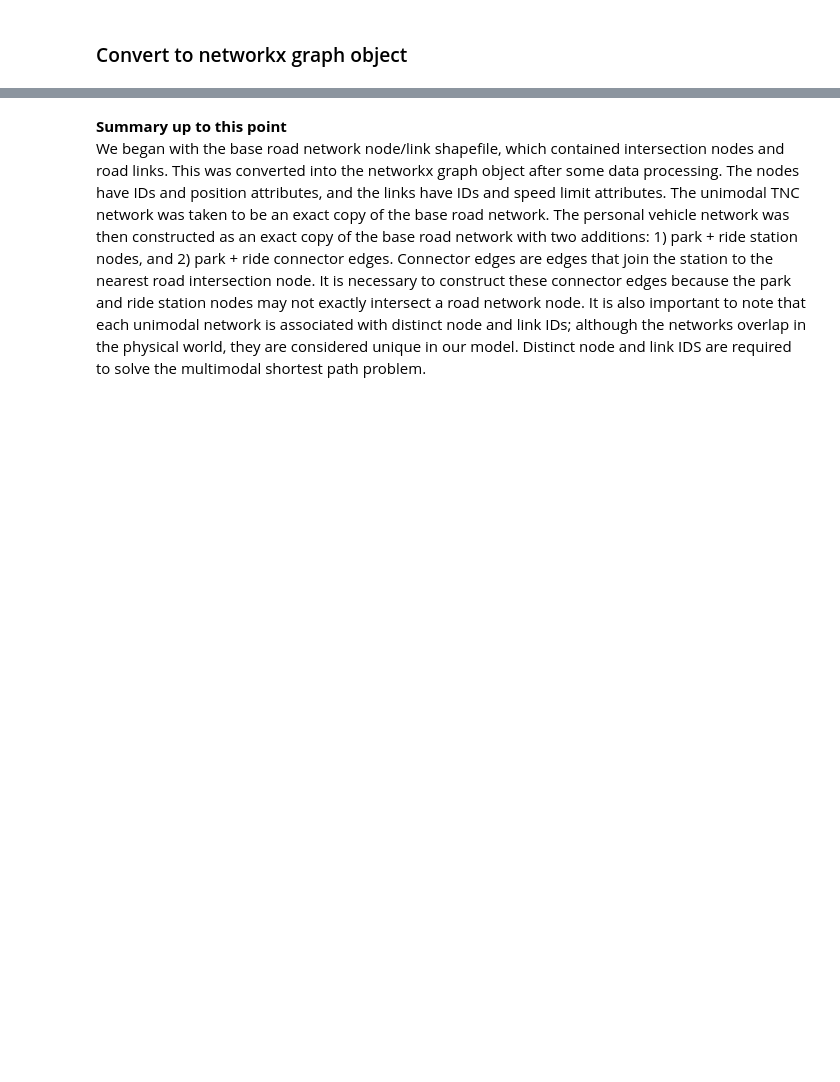
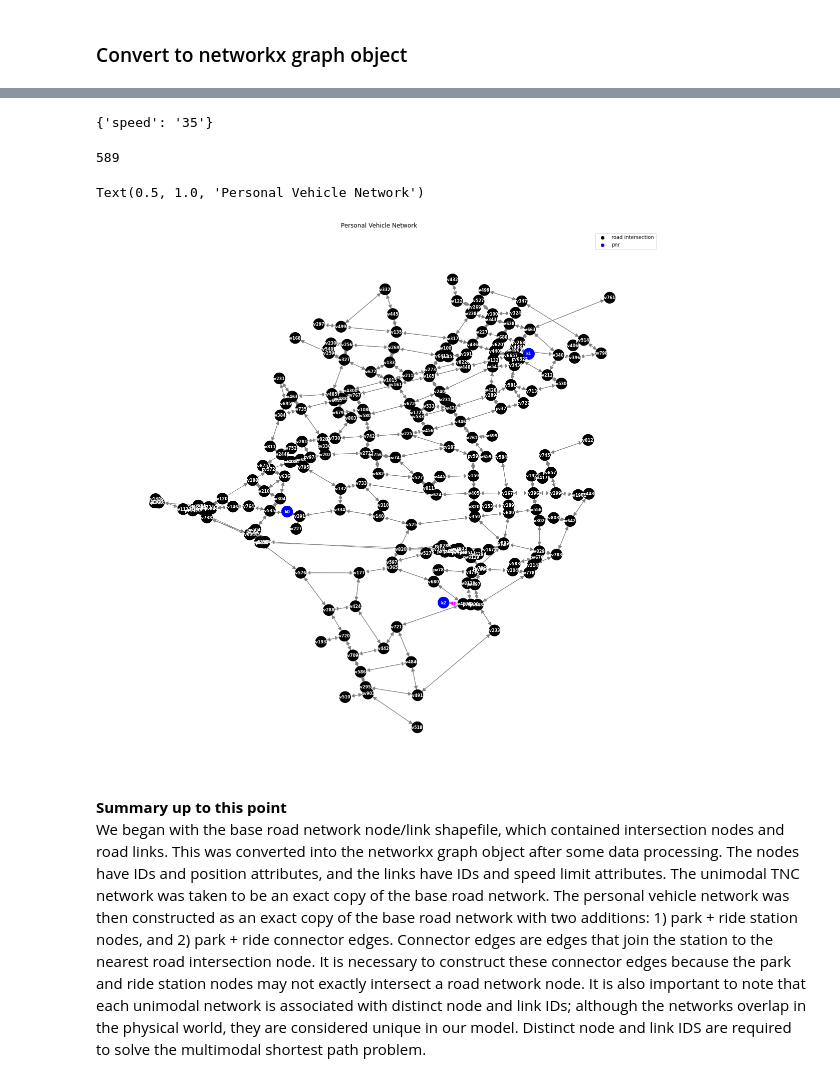
Before and after one commit to lgraff/Multimodal-Accessibility_notebooks, a Jupyter notebook: PGH_network.ipynb, the cells around one changed output, grey strips where cells are left out. Cells and saved outputs as stored; diff of their text form; code cells hidden in the pictures; blank space fills up the shorter version.

```diff
--- a/PGH_network.ipynb
+++ b/PGH_network.ipynb
@@ -334,9 +342,3 @@ G_tnc['t5188']['t903']['link_ID']
-# %%
-# also rename the linkIDs by incrementing
-linkID_max = max(edges_clip['linkID'].to_numpy())
-for e in list(G_tnc.edges):
-    G_tnc[e[0]][e[1]]['link_ID'] = linkID_max + 1
-    linkID_max += 1
 # %% [markdown]
 ## Personal Vehicle
 # %% [markdown]
@@ -449,17 +442,39 @@ pnr_edges
+# %%
+G_pv.edges['pv5188', 'pv903']
+# %% [output]
+{'speed': '35'}
 # %%
 # convert pnr nodes to nx graph and then merge with road network
 G_pnr = to_nx_graph(new_pnr_gdf)
 G_pnr = relabel_nodes(G_pnr, 'k')
 G_pv = nx.union_all([G_pv, G_pnr])   # merge the intersection nodes with the pnr stations
-# %%
-# add edges from pnr station to the road map in order to connect the network
-edges_out = list(zip(new_pnr_gdf['ID'], new_pnr_gdf['nn_ID']))
-pnr_edges = []
-for e in edges_out:
-    pnr_edges.append(('k'+str(e[0]), 'pv'+str(e[1]), {'link_ID':linkID_max+1}))  # edges out
-    pnr_edges.append(('pv'+str(e[1]), 'k'+str(e[0]), {'link_ID':linkID_max+2}))  # edges in
-    linkID_max += 1  # provide link IDs
-G_pv.add_edges_from(pnr_edges)
+# %%
+# add edges from pnr station to the road map in order to connect the network
+new_pnr_gdf['nodeID'] = new_pnr_gdf.apply(lambda row: 'k'+str(row['ID']), axis=1)
+new_pnr_gdf['nn_nodeID'] = new_pnr_gdf.apply(lambda row: 'pv'+str(row['nn_ID']), axis=1)
+edges_out = list(zip(new_pnr_gdf['nodeID'], new_pnr_gdf['nn_nodeID']))
+edges_in = list(zip(new_pnr_gdf['nn_nodeID'], new_pnr_gdf['nodeID']))
+G_pv.add_edges_from(edges_out + edges_in)
+# %%
+# add link IDs
+prev_max_linkID = max(list(nx.get_edge_attributes(G_tnc, 'link_ID').values()))
+prev_max_linkID
+set_link_IDs(G_pv, prev_max_linkID)
+# %% [output]
+589
+# %%
+node_color = ['black' if n.startswith('pv') else 'blue' for n in G_pv.nodes]
+edge_color = ['grey' if e[0].startswith('pv') and e[1].startswith('pv') else 'magenta' for e in G_pv.edges]
+# for e in G_pv.edges:
+#     if e[0].startswith('pv') and e[1].startswith('pv'):
+#         print('grey')
+#     else:
+#         print('magenta')
+ax = draw_graph(G_pv, node_color, {'road intersection':'black', 'pnr':'blue'}, edge_color)
+ax.set_title('Personal Vehicle Network')
+# %% [output]
+Text(0.5, 1.0, 'Personal Vehicle Network')
+[figure, added]
 # %% [markdown]
 **Summary up to this point** <br>
 We began with the base road network node/link shapefile, which contained intersection nodes and road links. This was converted into the networkx graph object after some data processing. The nodes have IDs and position attributes, and the links have IDs and speed limit attributes. The unimodal TNC network was taken to be an exact copy of the base road network. The personal vehicle network was then constructed as an exact copy of the base road network with two additions: 1) park + ride station nodes, and 2) park + ride connector edges. Connector edges are edges that join the station to the nearest road intersection node. It is necessary to construct these connector edges because the park and ride station nodes may not exactly intersect a road network node. It is also important to note that each unimodal network is associated with distinct node and link IDs; although the networks overlap in the physical world, they are considered unique in our model. Distinct node and link IDS are required to solve the multimodal shortest path problem.
```
Also changed, not shown: parts of 15 cells of this notebook.
